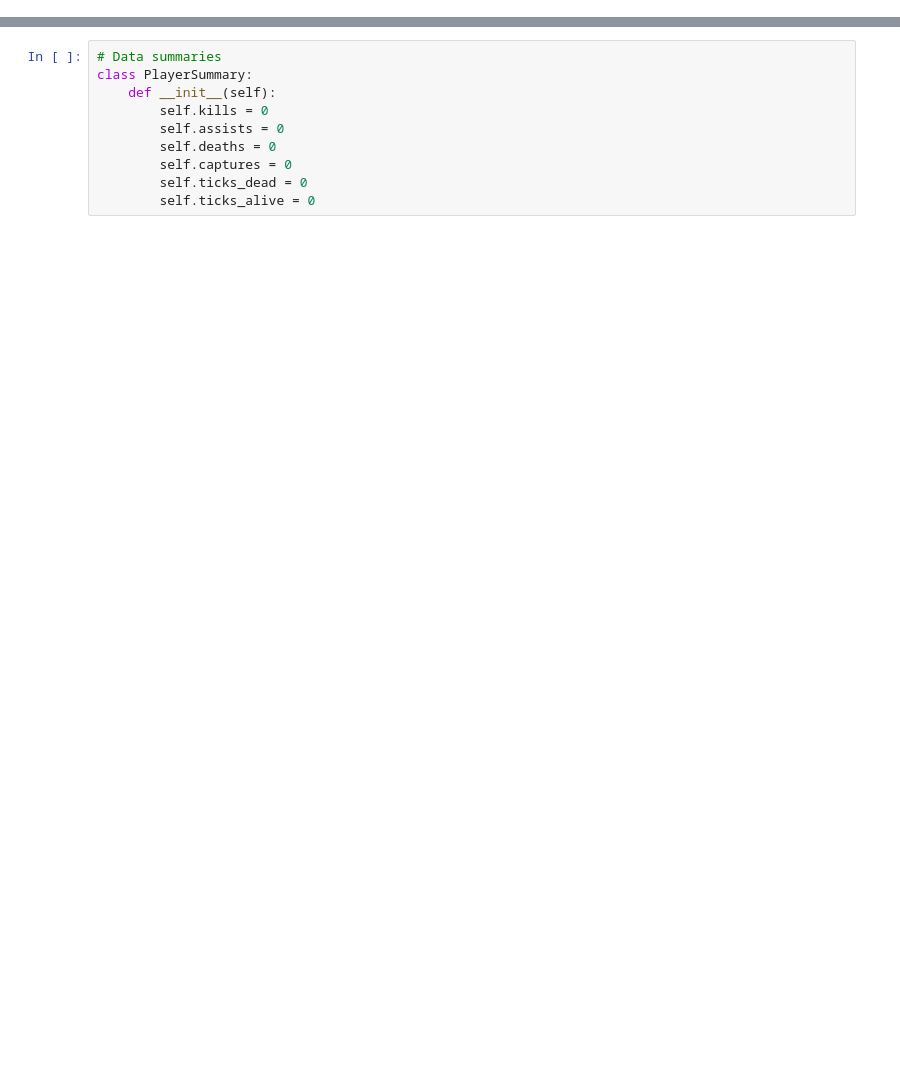
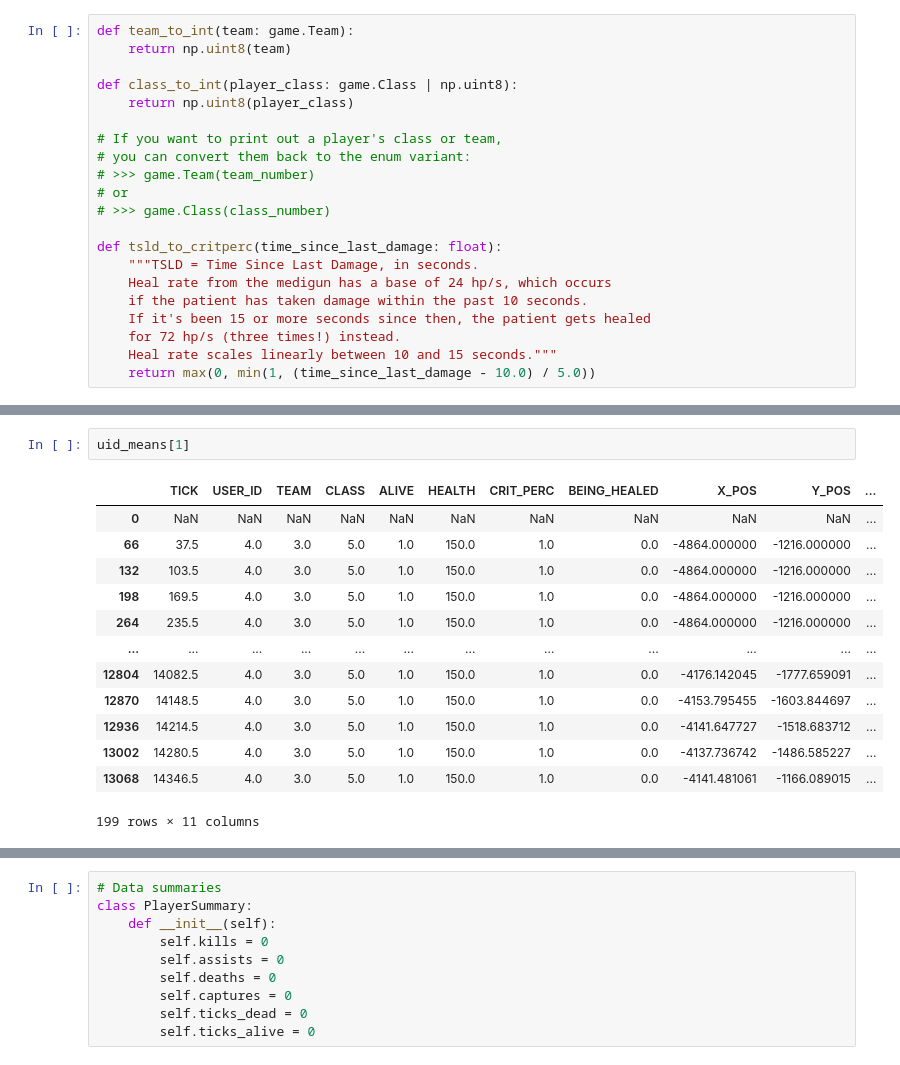
Before and after one commit to davtwal/demo-analysis, a Jupyter notebook: python/analysis.ipynb, the cells around one changed output, grey strips where cells are left out. Cells and saved outputs as stored; diff of their text form; blank space fills up the shorter version.

```diff
--- a/python/analysis.ipynb
+++ b/python/analysis.ipynb
@@ -88,0 +122,21 @@ Round 4:
+# %%
+def team_to_int(team: game.Team):
+    return np.uint8(team)
+
+def class_to_int(player_class: game.Class | np.uint8):
+    return np.uint8(player_class)
+
+# If you want to print out a player's class or team,
+# you can convert them back to the enum variant:
+# >>> game.Team(team_number)
+# or
+# >>> game.Class(class_number)
+
+def tsld_to_critperc(time_since_last_damage: float):
+    """TSLD = Time Since Last Damage, in seconds.
+    Heal rate from the medigun has a base of 24 hp/s, which occurs
+    if the patient has taken damage within the past 10 seconds.
+    If it's been 15 or more seconds since then, the patient gets healed
+    for 72 hp/s (three times!) instead.
+    Heal rate scales linearly between 10 and 15 seconds."""
+    return max(0, min(1, (time_since_last_damage - 10.0) / 5.0))
@@ -88,0 +320,16 @@ Round 4:
+# %%
+uid_means[1]
+# %% [output]
+|  | TICK | USER_ID | TEAM | CLASS | ALIVE | HEALTH | CRIT_PERC | BEING_HEALED | X_POS | Y_POS | ... |
+| 0 | NaN | NaN | NaN | NaN | NaN | NaN | NaN | NaN | NaN | NaN | ... |
+| 66 | 37.5 | 4.0 | 3.0 | 5.0 | 1.0 | 150.0 | 1.0 | 0.0 | -4864.000000 | -1216.000000 | ... |
+| 132 | 103.5 | 4.0 | 3.0 | 5.0 | 1.0 | 150.0 | 1.0 | 0.0 | -4864.000000 | -1216.000000 | ... |
+| 198 | 169.5 | 4.0 | 3.0 | 5.0 | 1.0 | 150.0 | 1.0 | 0.0 | -4864.000000 | -1216.000000 | ... |
+| 264 | 235.5 | 4.0 | 3.0 | 5.0 | 1.0 | 150.0 | 1.0 | 0.0 | -4864.000000 | -1216.000000 | ... |
+| ... | ... | ... | ... | ... | ... | ... | ... | ... | ... | ... | ... |
+| 12804 | 14082.5 | 4.0 | 3.0 | 5.0 | 1.0 | 150.0 | 1.0 | 0.0 | -4176.142045 | -1777.659091 | ... |
+| 12870 | 14148.5 | 4.0 | 3.0 | 5.0 | 1.0 | 150.0 | 1.0 | 0.0 | -4153.795455 | -1603.844697 | ... |
+| 12936 | 14214.5 | 4.0 | 3.0 | 5.0 | 1.0 | 150.0 | 1.0 | 0.0 | -4141.647727 | -1518.683712 | ... |
+| 13002 | 14280.5 | 4.0 | 3.0 | 5.0 | 1.0 | 150.0 | 1.0 | 0.0 | -4137.736742 | -1486.585227 | ... |
+| 13068 | 14346.5 | 4.0 | 3.0 | 5.0 | 1.0 | 150.0 | 1.0 | 0.0 | -4141.481061 | -1166.089015 | ... |
+199 rows × 11 columns
```
Also changed, not shown: parts of 47 cells of this notebook, 11 other files.
